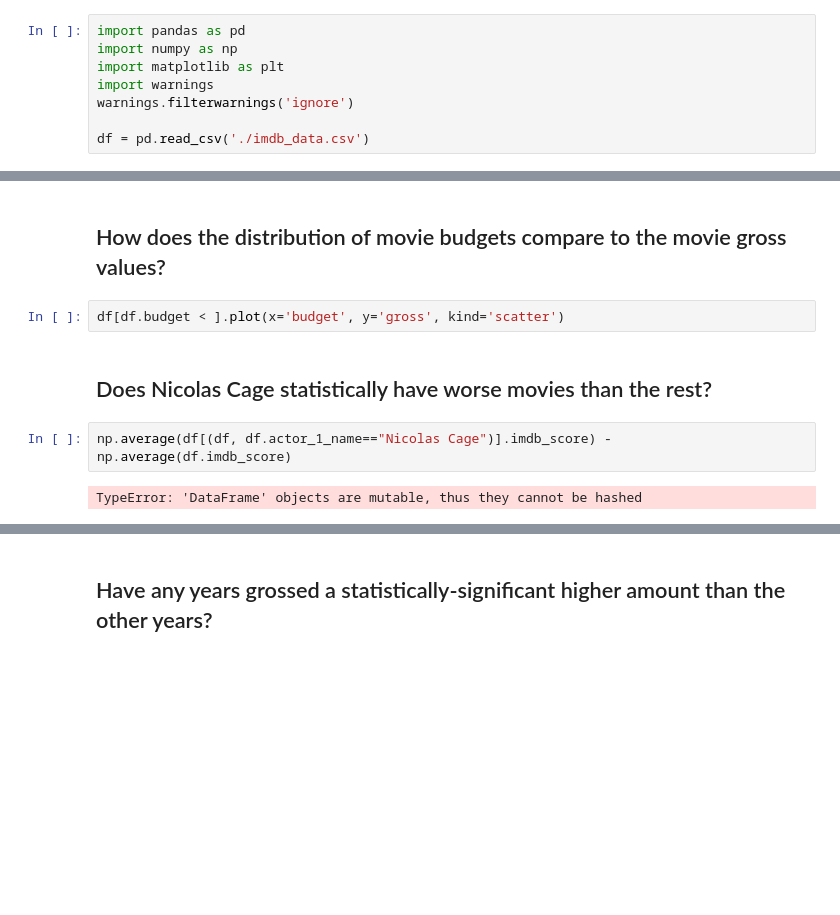
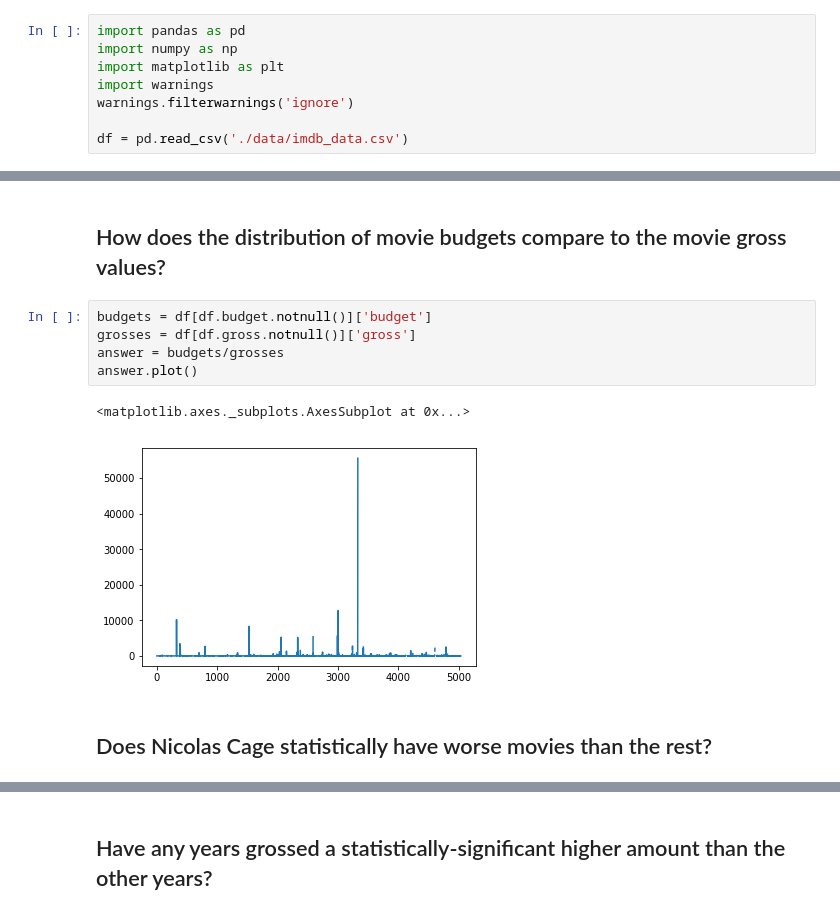
Before and after one commit to GeorgeCloud/data-science, a Jupyter notebook: imdb-notebook.ipynb, the cells around one changed output, grey strips where cells are left out. Drawn from its saved outputs; the diff is of its cells as text; blank space fills up the shorter version.

```diff
--- a/imdb-notebook.ipynb
+++ b/imdb-notebook.ipynb
@@ -5,7 +5,7 @@ import matplotlib as plt
 import warnings
 warnings.filterwarnings('ignore')
 
-df = pd.read_csv('./imdb_data.csv')
+df = pd.read_csv('./data/imdb_data.csv')
 # %%
 def trim(para):
     return float('%.2f' % para)
@@ -64,11 +91,13 @@ trim ( df.duration[(df['duration'] >= 70) & (df['duration'] <= 90)].count() / df
 0.16
 # %% [markdown]
 ## How does the distribution of movie budgets compare to the movie gross values?
-# %%
-df[df.budget < ].plot(x='budget', y='gross', kind='scatter')
+# %%
+budgets = df[df.budget.notnull()]['budget']
+grosses = df[df.gross.notnull()]['gross']
+answer = budgets/grosses
+answer.plot()
+# %% [output]
+<matplotlib.axes._subplots.AxesSubplot at 0x...>
+[figure, added]
 # %% [markdown]
 ## Does Nicolas Cage statistically have worse movies than the rest?
-# %%
-np.average(df[(df, df.actor_1_name=="Nicolas Cage")].imdb_score) - np.average(df.imdb_score)
-# %% [output]
-TypeError: 'DataFrame' objects are mutable, thus they cannot be hashed
```
Also changed, not shown: parts of 6 cells of this notebook.
